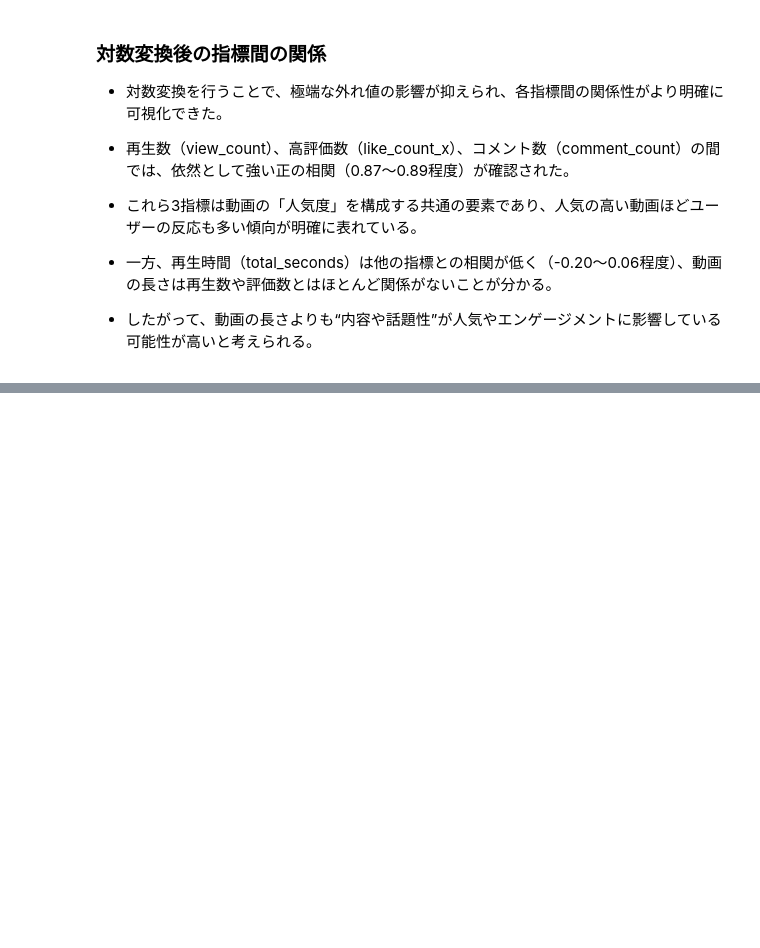
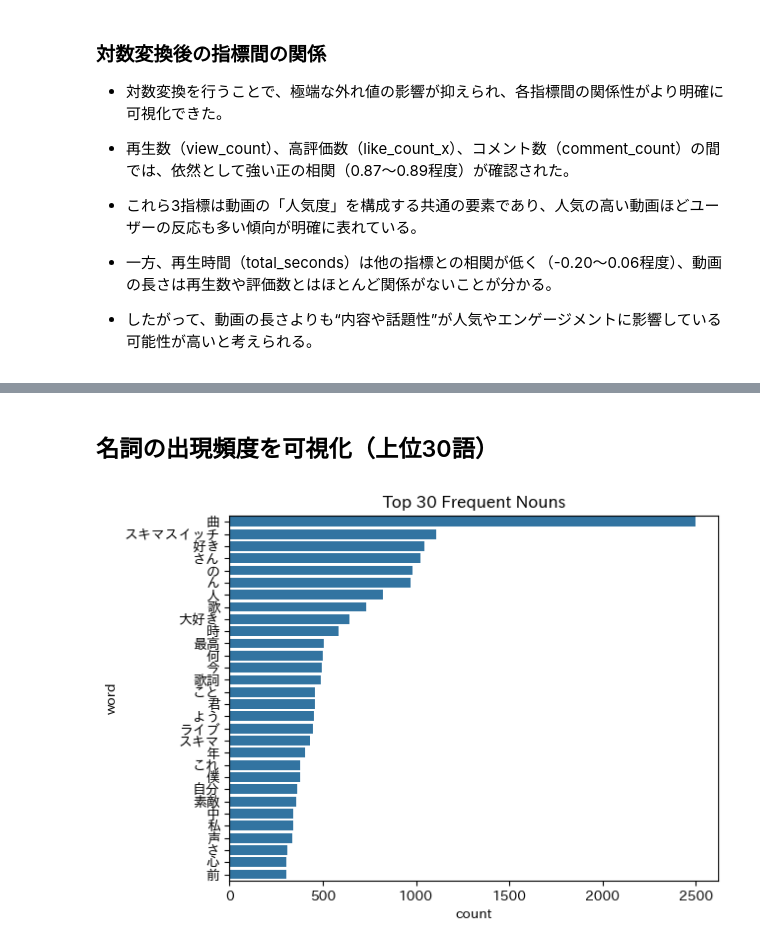
Before and after one commit to rksinagaki/project_api, a Jupyter notebook: src/notebook/01_EDA_youtube_v2.ipynb, the cells around one changed output, grey strips where cells are left out. Saved outputs shown, nothing was run; the diff lists cells and outputs as text; code cells hidden in the pictures; blank space fills up the shorter version.

Commit message:
feat: NLP前処理・WordCloud可視化の追加およびDocker環境のフォント設定修正

```diff
--- a/src/notebook/01_EDA_youtube_v2.ipynb
+++ b/src/notebook/01_EDA_youtube_v2.ipynb
@@ -314,0 +325,20 @@ plt.show()
+# %%
+import re
+def clean_text(s):
+    if not isinstance(s, str):
+        return ""
+    s = re.sub(r"<.*?>", "", s)                      # HTMLタグ全体を除去
+                                                     # タイムスタンプ削除
+    s = re.sub(BRACKETS,  " ", s)                    # [1:23] のような表記を削除
+    s = re.sub(TS_INLINE, " ", s)                    # 文中の 0:45 や 1:02:03、範囲 0:10〜0:30 も削除
+
+    s = re.sub(r"http\s+", "", s)                    #URL除去
+    s = re.sub(r"@[A-Za-z0-9_]+", "", s)             # メンション除去
+    s = re.sub(r"[!-/:-@[-`{-~]", "", s)             # 英数記号除去
+    s = re.sub(r"[^\w\sぁ-んァ-ヶ一-龠々]", "", s)     # 絵文字や特殊記号除去
+    s = re.sub(r"\s+", " ", s)                       # 余分な空白を１つに
+    s = s.strip()
+    return s
+# %%
+video_comment_df["clean_text"] = video_comment_df["text_display"].apply(clean_text)
+video_comment_df.columns
@@ -314,0 +369,18 @@ plt.show()
+# %%
+from janome.tokenizer import Tokenizer
+from collections import Counter
+
+t = Tokenizer()
+
+# 名詞だけ抽出
+video_comment_df["nouns"] = video_comment_df["clean_text"].apply(
+    lambda x: [token.base_form for token in t.tokenize(x) if token.part_of_speech.startswith("名詞")]
+)
+# token.base_form は「原形」に変換（例：「食べた」→「食べる」） ⇒ 表記ゆれを減らせる
+
+
+from collections import Counter
+
+all_nouns = video_comment_df["nouns"].sum()  # 全文まとめて1つのリストに
+freq = Counter(all_nouns)
+freq.most_common(30)  # 上位30件
@@ -314,0 +419,10 @@ plt.show()
+# %% [markdown]
+## 名詞の出現頻度を可視化（上位30語）
+# %%
+import japanize_matplotlib
+freq_df = pd.DataFrame(freq.most_common(30), columns=["word", "count"])
+sns.barplot(data=freq_df, y="word", x="count")
+plt.title("Top 30 Frequent Nouns")
+plt.show()
+# %% [output]
+[figure, added]
```
Also changed, not shown: parts of 18 cells of this notebook, 2 other files.
